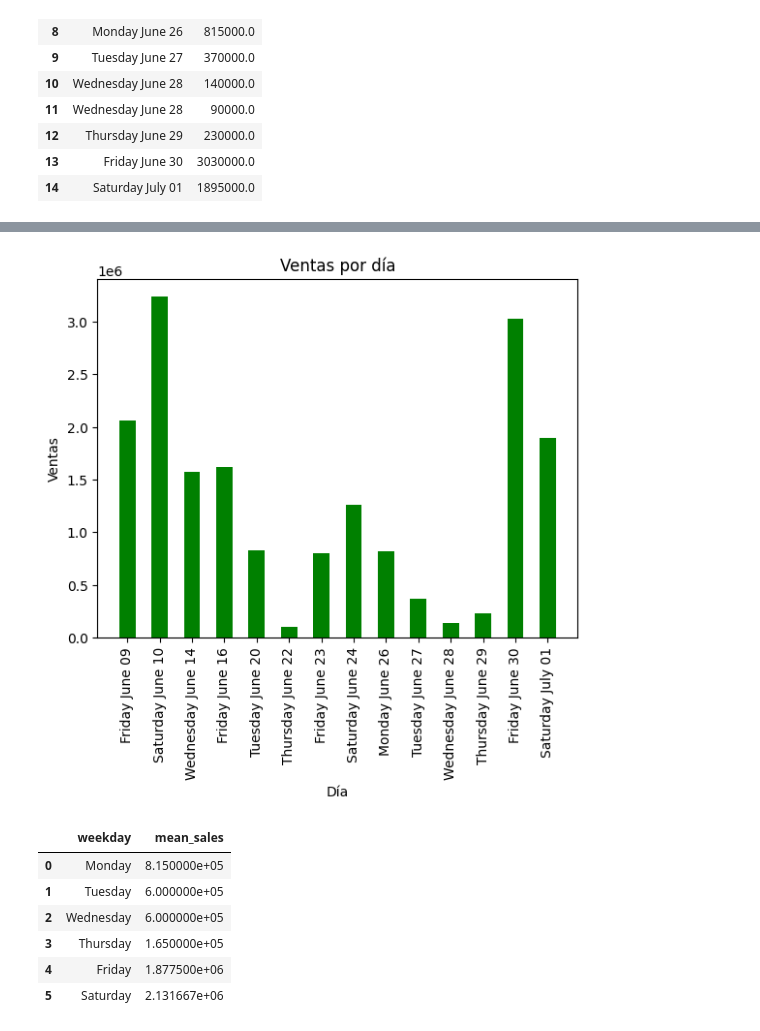
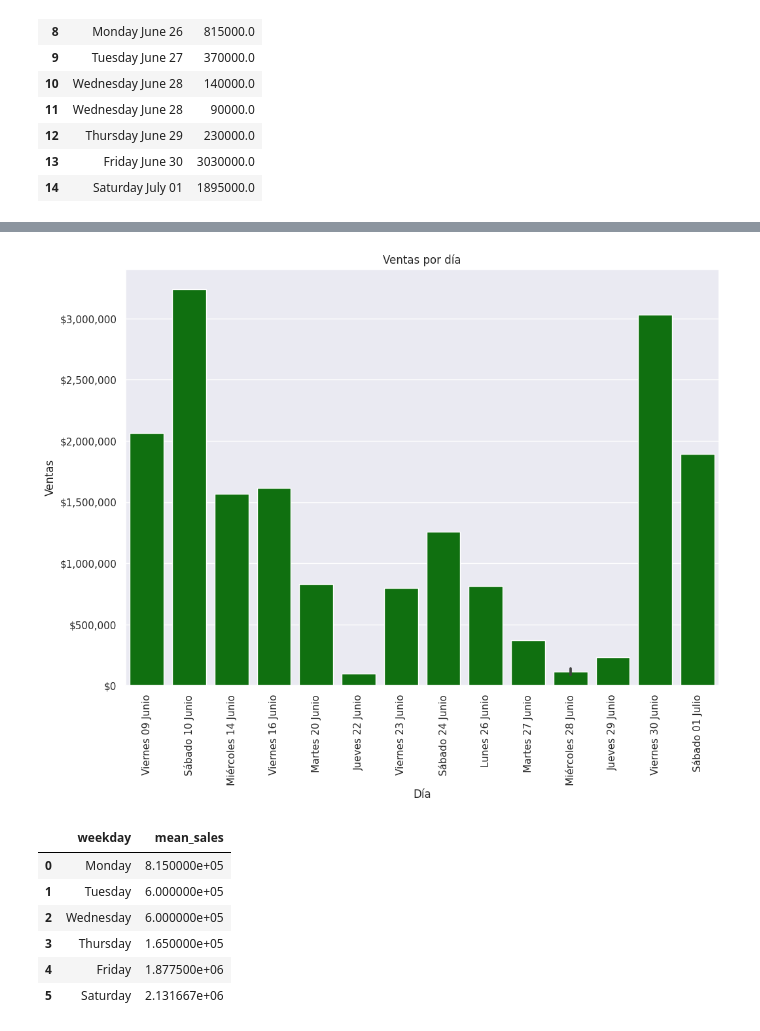
Before and after one commit to JsNcAr/GSalud_Analysis, a Jupyter notebook: Clinica_Viz.ipynb, the cells around one changed output, grey strips where cells are left out. Drawn from its saved outputs; the diff is of its cells as text; code cells hidden in the pictures.

```diff
--- a/Clinica_Viz.ipynb
+++ b/Clinica_Viz.ipynb
@@ -37,3 +38,30 @@ df
 | 12 | Thursday June 29 | 230000.0 |
 | 13 | Friday June 30 | 3030000.0 |
 | 14 | Saturday July 01 | 1895000.0 |
+# %%
+# Create dictionaries for month and day replacements
+month_replacements = {
+    'June': 'Junio',
+    'July': 'Julio'
+}
+
+day_replacements = {
+    'Sunday': 'Domingo',
+    'Monday': 'Lunes',
+    'Tuesday': 'Martes',
+    'Wednesday': 'Miércoles',
+    'Thursday': 'Jueves',
+    'Friday': 'Viernes',
+    'Saturday': 'Sábado'
+}
+
+# Replace month names and day names using dictionaries
+df['dia'] = df['dia'].replace(month_replacements, regex=True)
+df['dia'] = df['dia'].replace(day_replacements, regex=True)
+
+# Now change the order as day_name day_number month_name
+
+df['dia'] = df['dia'].str.split(' ').apply(lambda x: ' '.join([x[0], x[2], x[1]]))
+
+
+df
@@ -40,13 +85,20 @@ df
+# %%
+sns.set( palette="husl", color_codes=True, font_scale=1.5)
+sns.set_context("paper", font_scale=1.5)
+sns.set(rc={'figure.figsize':(11.7,8.27)})
 # %%
-# create bar plot
-plt.bar(df['dia'], df['total'], color='green', width=0.5)
+sns.barplot(x='dia', y='total', data=df, color='green')
 plt.title('Ventas por día')
 plt.xlabel('Día')
 plt.ylabel('Ventas')
 plt.xticks(rotation=90)
+# set scale name as "million"
+plt.ticklabel_format(style='plain', axis='y')
+# Format y axis as money
+plt.gca().get_yaxis().set_major_formatter(plt.FuncFormatter(lambda x, loc: "${:,}".format(int(x))))
 plt.show()
 # %% [output]
-[figure, old version]
+[figure, new version]
 # %%
 # mean sales per weekday
 query = "SELECT DAYNAME(dia) AS weekday, AVG(sales) AS mean_sales FROM ( SELECT DATE(fecha) AS dia, SUM(valor) AS sales FROM pagos GROUP BY dia, fecha ORDER BY DATE(fecha) ) AS sales GROUP BY weekday ORDER BY FIELD(weekday, 'Monday', 'Tuesday', 'Wednesday', 'Thursday', 'Friday', 'Saturday', 'Sunday')"
```
Also changed, not shown: parts of 14 cells of this notebook, 2 other files.
